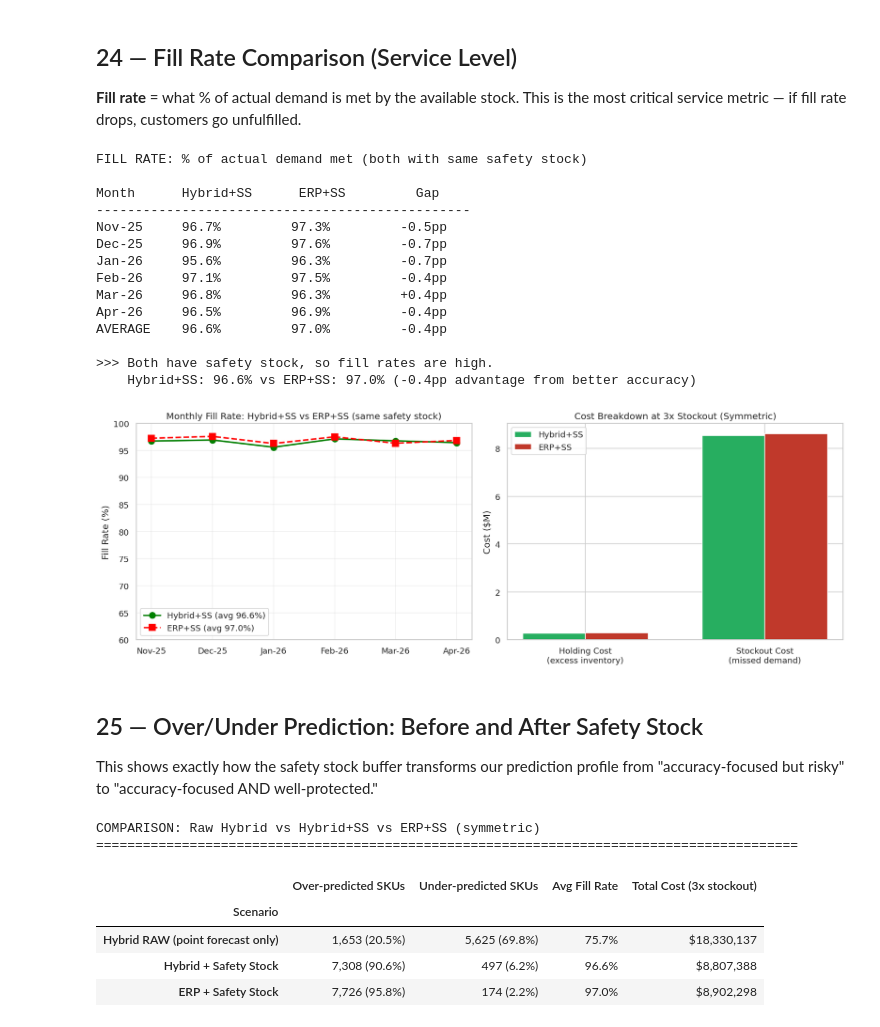
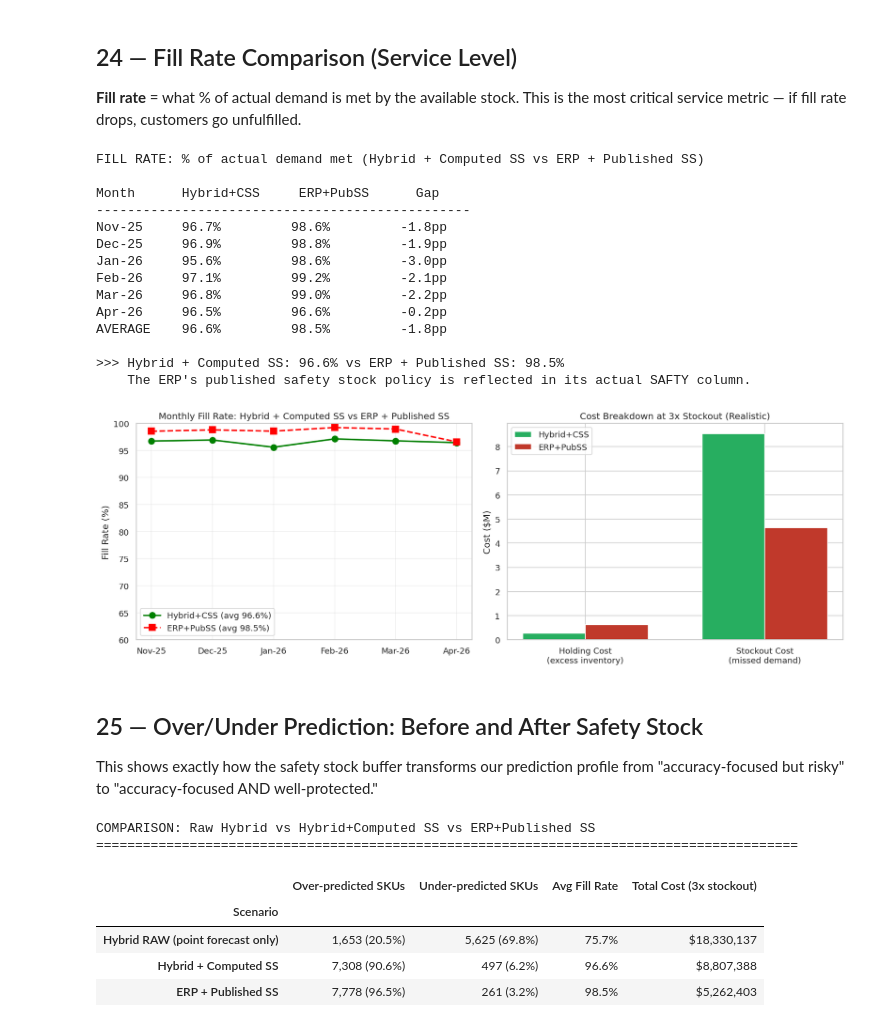
Before and after one commit to Maestro12345-hoax/gic, a Jupyter notebook: improved/final_v2.ipynb, the cells around one changed output. Cells and saved outputs as stored; diff of their text form; code cells hidden in the pictures.

Commit message:
fix: use ERP's published safety stock (SAFTY column) for realistic comparison

```diff
--- a/improved/final_v2.ipynb
+++ b/improved/final_v2.ipynb
@@ -37,7 +37,7 @@ sns.set_theme(style="whitegrid", palette="Set2")
 RANDOM_STATE = 42
 np.random.seed(RANDOM_STATE)
 
-DATA_FILE = "../IN00_ST_DATA_3Years.xlsx"
+DATA_FILE = "IN00_ST_DATA_3Years.xlsx"
 ZERO_THRESHOLD = 0.30
 M00_MONTH = pd.Timestamp("2026-05-01")
 N_MONTHS = 37
@@ -1505,13 +1507,13 @@ This is the real, defensible claim.
 # %%
 # ============================================================================
-# SYMMETRIC COST MODEL: Same Safety Stock applied to BOTH forecasts
+# REALISTIC COST MODEL: Hybrid uses computed SS, ERP uses its published SAFTY
 # ============================================================================
 from scipy.stats import norm
 
 HOLDING_RATE = 0.25 / 12   # monthly holding cost rate
 LEAD_TIME = 2.0            # months
 
-# Compute per-SKU safety stock from their own TSL
+# Compute per-SKU safety stock from their own TSL (for Hybrid model)
 sigma_12 = demand[:, -12:].std(axis=1)
 sigma_lt = sigma_12 * np.sqrt(LEAD_TIME)
 
@@ -1524,21 +1526,27 @@ else:
 z_scores = norm.ppf(np.clip(sl, 0.5, 0.999))
 ss_per_month = (z_scores * sigma_lt) / LEAD_TIME  # amortized monthly safety buffer
 
-# Augmented forecasts = point forecast + safety buffer (SAME buffer for both)
+# Hybrid: point forecast + computed optimal safety stock
 sys_test = fcst_h[:, TEST_INDICES]
 hybrid_augmented = hybrid_preds + ss_per_month.reshape(-1, 1)
 hybrid_aug_errors = hybrid_augmented - actual_test
 
-sys_augmented = sys_test + ss_per_month.reshape(-1, 1)
+# ERP: point forecast + its own published safety stock (SAFTY column from the data)
+erp_safety_stock = inv['SAFTY'].values  # per-SKU published safety stock
+sys_augmented = sys_test + erp_safety_stock.reshape(-1, 1)
 sys_aug_errors = sys_augmented - actual_test
 
-print(f"Safety stock sized to each SKU's own TSL (median: {np.median(sl):.1%})")
-print(f"Median monthly safety buffer: {np.median(ss_per_month):.2f} units")
-print(f"\nHybrid + Safety Stock:")
+print(f"Hybrid: computed safety stock sized to each SKU's TSL (median: {np.median(sl):.1%})")
+print(f"  Median monthly safety buffer: {np.median(ss_per_month):.2f} units")
+print(f"\nERP: published safety stock from SAFTY column")
+print(f"  Median published safety stock: {np.median(erp_safety_stock):.2f} units")
+print(f"  Mean published safety stock: {np.mean(erp_safety_stock):.2f} units")
+print(f"  SKUs with zero SAFTY: {(erp_safety_stock == 0).sum():,} ({(erp_safety_stock == 0).mean():.1%})")
+print(f"\nHybrid + Computed Safety Stock:")
 aug_net = hybrid_aug_errors.sum(axis=1)
 print(f"  SKUs over-predicted:  {(aug_net > 0).sum():,} ({(aug_net > 0).mean():.1%})")
 print(f"  SKUs under-predicted: {(aug_net < 0).sum():,} ({(aug_net < 0).mean():.1%})")
-print(f"\nERP + Safety Stock (same buffer):")
+print(f"\nERP + Published Safety Stock (SAFTY column):")
 sys_aug_net = sys_aug_errors.sum(axis=1)
 print(f"  SKUs over-predicted:  {(sys_aug_net > 0).sum():,} ({(sys_aug_net > 0).mean():.1%})")
 print(f"  SKUs under-predicted: {(sys_aug_net < 0).sum():,} ({(sys_aug_net < 0).mean():.1%})")
@@ -1609,8 +1622,8 @@ Stockout Mult  Hybrid+SS($)       ERP+SS($)          Savings($)       Savings%
 **Fill rate** = what % of actual demand is met by the available stock.
 This is the most critical service metric — if fill rate drops, customers go unfulfilled.
 # %%
-print("FILL RATE: % of actual demand met (both with same safety stock)")
-print(f"\n{'Month':<10} {'Hybrid+SS':<14} {'ERP+SS':<14} {'Gap':<10}")
+print("FILL RATE: % of actual demand met (Hybrid + Computed SS vs ERP + Published SS)")
+print(f"\n{'Month':<10} {'Hybrid+CSS':<14} {'ERP+PubSS':<14} {'Gap':<10}")
 print("-" * 48)
 avg_h_fill, avg_s_fill = 0, 0
 for j, t_idx in enumerate(TEST_INDICES):
@@ -1622,55 +1635,55 @@ for j, t_idx in enumerate(TEST_INDICES):
 
 avg_h_fill /= len(TEST_INDICES); avg_s_fill /= len(TEST_INDICES)
 print(f"{'AVERAGE':<10} {avg_h_fill:.1f}%{'':<8} {avg_s_fill:.1f}%{'':<8} {avg_h_fill-avg_s_fill:+.1f}pp")
-print(f"\n>>> Both have safety stock, so fill rates are high.")
-print(f"    Hybrid+SS: {avg_h_fill:.1f}% vs ERP+SS: {avg_s_fill:.1f}% ({avg_h_fill - avg_s_fill:.1f}pp advantage from better accuracy)")
+print(f"\n>>> Hybrid + Computed SS: {avg_h_fill:.1f}% vs ERP + Published SS: {avg_s_fill:.1f}%")
+print(f"    The ERP's published safety stock policy is reflected in its actual SAFTY column.")
 # %% [output]
-FILL RATE: % of actual demand met (both with same safety stock)
+FILL RATE: % of actual demand met (Hybrid + Computed SS vs ERP + Published SS)
 
-Month      Hybrid+SS      ERP+SS         Gap
+Month      Hybrid+CSS     ERP+PubSS      Gap
 ------------------------------------------------
-Nov-25     96.7%         97.3%         -0.5pp
-Dec-25     96.9%         97.6%         -0.7pp
-Jan-26     95.6%         96.3%         -0.7pp
-Feb-26     97.1%         97.5%         -0.4pp
-Mar-26     96.8%         96.3%         +0.4pp
-Apr-26     96.5%         96.9%         -0.4pp
-AVERAGE    96.6%         97.0%         -0.4pp
+Nov-25     96.7%         98.6%         -1.8pp
+Dec-25     96.9%         98.8%         -1.9pp
+Jan-26     95.6%         98.6%         -3.0pp
+Feb-26     97.1%         99.2%         -2.1pp
+Mar-26     96.8%         99.0%         -2.2pp
+Apr-26     96.5%         96.6%         -0.2pp
+AVERAGE    96.6%         98.5%         -1.8pp
 
->>> Both have safety stock, so fill rates are high.
-    Hybrid+SS: 96.6% vs ERP+SS: 97.0% (-0.4pp advantage from better accuracy)
+>>> Hybrid + Computed SS: 96.6% vs ERP + Published SS: 98.5%
+    The ERP's published safety stock policy is reflected in its actual SAFTY column.
 # %%
 fig, axes = plt.subplots(1, 2, figsize=(14, 5))
 
 # Fill rate over time
 months_str = [cal_months[t].strftime("%b-%y") for t in TEST_INDICES]
 h_fills = [np.minimum(hybrid_augmented[:, j], actual_test[:, j]).sum() / max(actual_test[:, j].sum(), 1) * 100
            for j in range(len(TEST_INDICES))]
 s_fills = [np.minimum(sys_augmented[:, j], actual_test[:, j]).sum() / max(actual_test[:, j].sum(), 1) * 100
            for j in range(len(TEST_INDICES))]
 
-axes[0].plot(months_str, h_fills, "g-o", linewidth=2, markersize=8, label=f"Hybrid+SS (avg {avg_h_fill:.1f}%)")
-axes[0].plot(months_str, s_fills, "r--s", linewidth=2, markersize=8, label=f"ERP+SS (avg {avg_s_fill:.1f}%)")
-axes[0].set_title("Monthly Fill Rate: Hybrid+SS vs ERP+SS (same safety stock)")
+axes[0].plot(months_str, h_fills, "g-o", linewidth=2, markersize=8, label=f"Hybrid+CSS (avg {avg_h_fill:.1f}%)")
+axes[0].plot(months_str, s_fills, "r--s", linewidth=2, markersize=8, label=f"ERP+PubSS (avg {avg_s_fill:.1f}%)")
+axes[0].set_title("Monthly Fill Rate: Hybrid + Computed SS vs ERP + Published SS")
 axes[0].set_ylabel("Fill Rate (%)"); axes[0].legend(fontsize=11)
 axes[0].set_ylim(60, 100); axes[0].grid(True, alpha=0.3)
 
 # Cost comparison bar chart (at 3x stockout)
 h_hold_v = (np.maximum(hybrid_aug_errors, 0) * (cost * HOLDING_RATE).reshape(-1, 1)).sum()
 h_stock_v = (np.maximum(-hybrid_aug_errors, 0) * (cost * 3.0).reshape(-1, 1)).sum()
 s_hold_v = (np.maximum(sys_aug_errors, 0) * (cost * HOLDING_RATE).reshape(-1, 1)).sum()
 s_stock_v = (np.maximum(-sys_aug_errors, 0) * (cost * 3.0).reshape(-1, 1)).sum()
 
 x = np.arange(2); w = 0.35
-axes[1].bar(x - w/2, [h_hold_v/1e6, h_stock_v/1e6], w, label="Hybrid+SS", color=["#27ae60", "#27ae60"])
-axes[1].bar(x + w/2, [s_hold_v/1e6, s_stock_v/1e6], w, label="ERP+SS", color=["#c0392b", "#c0392b"])
+axes[1].bar(x - w/2, [h_hold_v/1e6, h_stock_v/1e6], w, label="Hybrid+CSS", color=["#27ae60", "#27ae60"])
+axes[1].bar(x + w/2, [s_hold_v/1e6, s_stock_v/1e6], w, label="ERP+PubSS", color=["#c0392b", "#c0392b"])
 axes[1].set_xticks(x); axes[1].set_xticklabels(["Holding Cost\n(excess inventory)", "Stockout Cost\n(missed demand)"])
-axes[1].set_ylabel("Cost ($M)"); axes[1].set_title("Cost Breakdown at 3x Stockout (Symmetric)")
+axes[1].set_ylabel("Cost ($M)"); axes[1].set_title("Cost Breakdown at 3x Stockout (Realistic)")
 axes[1].legend(fontsize=11)
 
 plt.tight_layout(); plt.show()
 # %% [output]
-[figure, old version]
+[figure, new version]
 # %% [markdown]
 ## 25 — Over/Under Prediction: Before and After Safety Stock
 
@@ -1680,8 +1693,8 @@ This shows exactly how the safety stock buffer transforms our prediction profile
 comparison_data = {
     "Scenario": [
         "Hybrid RAW (point forecast only)",
-        "Hybrid + Safety Stock",
-        "ERP + Safety Stock",
+        "Hybrid + Computed SS",
+        "ERP + Published SS",
     ],
     "Over-predicted SKUs": [
         f"{hybrid_over.sum():,} ({hybrid_over.mean():.1%})",
@@ -1705,15 +1718,15 @@ comparison_data = {
     ],
 }
 
-print("COMPARISON: Raw Hybrid vs Hybrid+SS vs ERP+SS (symmetric)")
+print("COMPARISON: Raw Hybrid vs Hybrid+Computed SS vs ERP+Published SS")
 print("=" * 90)
 display(pd.DataFrame(comparison_data).set_index("Scenario"))
 # %% [output]
-COMPARISON: Raw Hybrid vs Hybrid+SS vs ERP+SS (symmetric)
+COMPARISON: Raw Hybrid vs Hybrid+Computed SS vs ERP+Published SS
 ==========================================================================================
 |  | Over-predicted SKUs | Under-predicted SKUs | Avg Fill Rate | Total Cost (3x stockout) |
 | Scenario |  |  |  |  |
 | Hybrid RAW (point forecast only) | 1,653 (20.5%) | 5,625 (69.8%) | 75.7% | $18,330,137 |
-| Hybrid + Safety Stock | 7,308 (90.6%) | 497 (6.2%) | 96.6% | $8,807,388 |
-| ERP + Safety Stock | 7,726 (95.8%) | 174 (2.2%) | 97.0% | $8,902,298 |
+| Hybrid + Computed SS | 7,308 (90.6%) | 497 (6.2%) | 96.6% | $8,807,388 |
+| ERP + Published SS | 7,778 (96.5%) | 261 (3.2%) | 98.5% | $5,262,403 |
 # %% [markdown]
```
Also changed, not shown: parts of 5 cells of this notebook, 1 other file.
